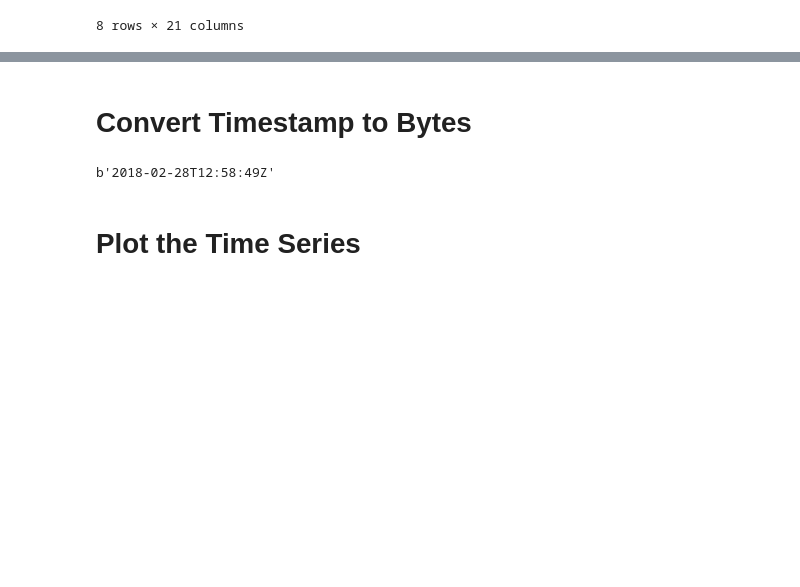
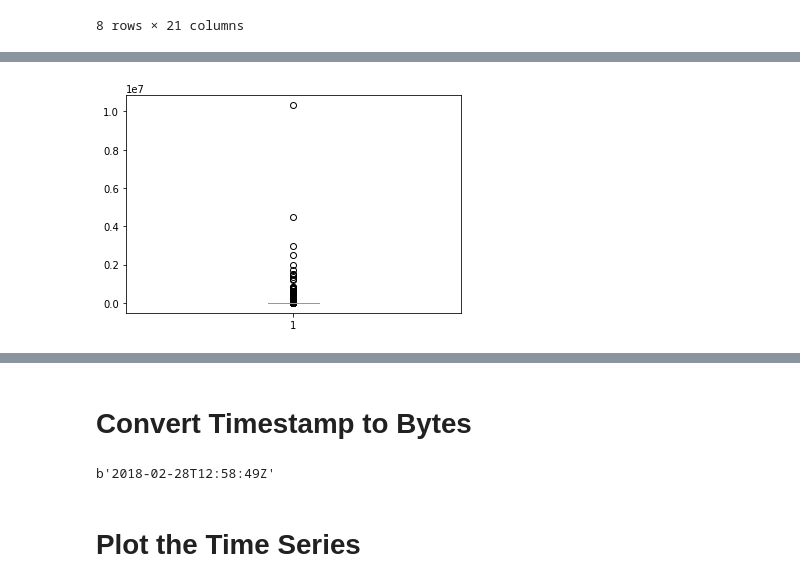
Before and after one commit to cesarsotovalero/python-project, a Jupyter notebook: smart_contracts.ipynb, the cells around one changed output, grey strips where cells are left out. Cells and saved outputs as stored; diff of their text form; code cells hidden in the pictures; blank space fills up the shorter version.

```diff
--- a/smart_contracts.ipynb
+++ b/smart_contracts.ipynb
@@ -107,0 +115,6 @@ df.describe()
+# %%
+x = df.loc[:,"numTx"].values
+x = x[np.logical_not(np.isnan(x))]
+plt.boxplot(x);
+# %% [output]
+[figure, added]
```
Also changed, not shown: parts of 12 cells of this notebook.
